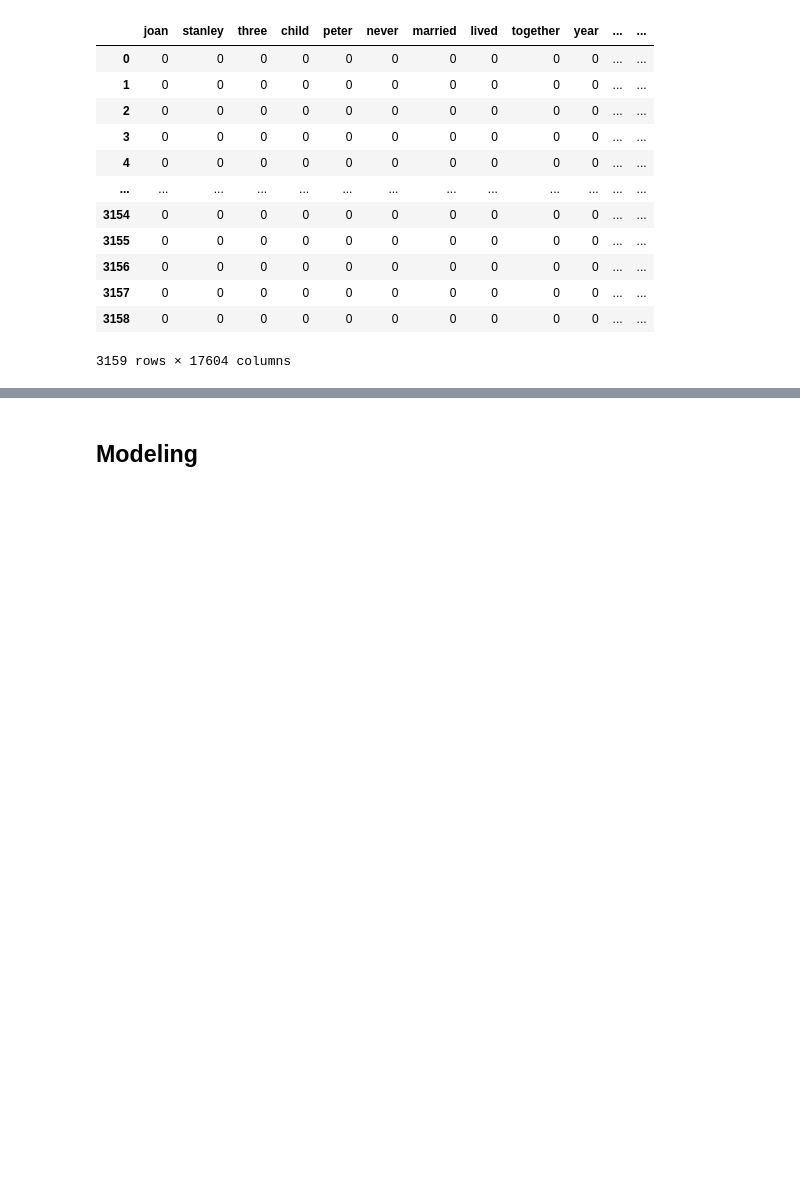
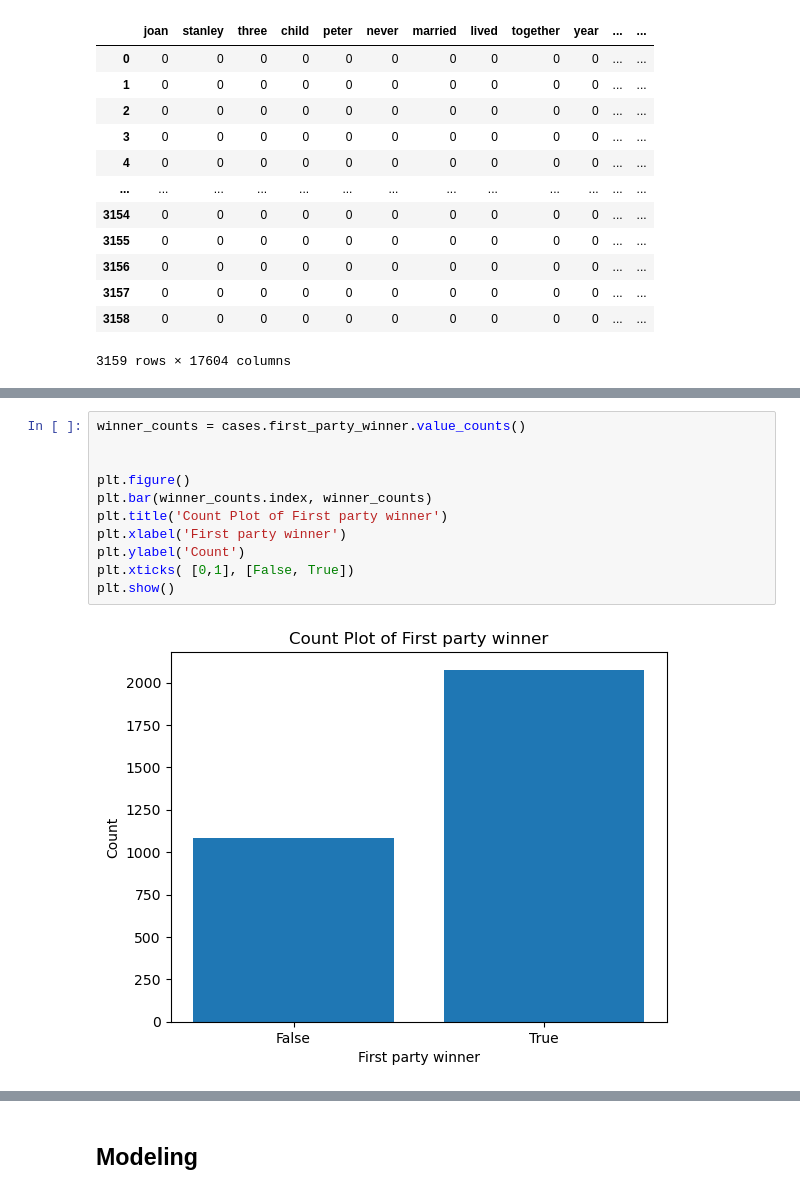
Before and after one commit to brandonowens24/Supreme_Court_Decisions, a Jupyter notebook: Notebook.ipynb, the cells around one changed output, grey strips where cells are left out. Saved outputs shown, nothing was run; the diff lists cells and outputs as text; blank space fills up the shorter version.

```diff
--- a/Notebook.ipynb
+++ b/Notebook.ipynb
@@ -255,0 +282,13 @@ counts_df
+# %%
+winner_counts = cases.first_party_winner.value_counts()
+
+
+plt.figure()
+plt.bar(winner_counts.index, winner_counts)
+plt.title('Count Plot of First party winner')
+plt.xlabel('First party winner')
+plt.ylabel('Count')
+plt.xticks( [0,1], [False, True])
+plt.show()
+# %% [output]
+[figure, added]
```
Also changed, not shown: parts of 19 cells of this notebook.
